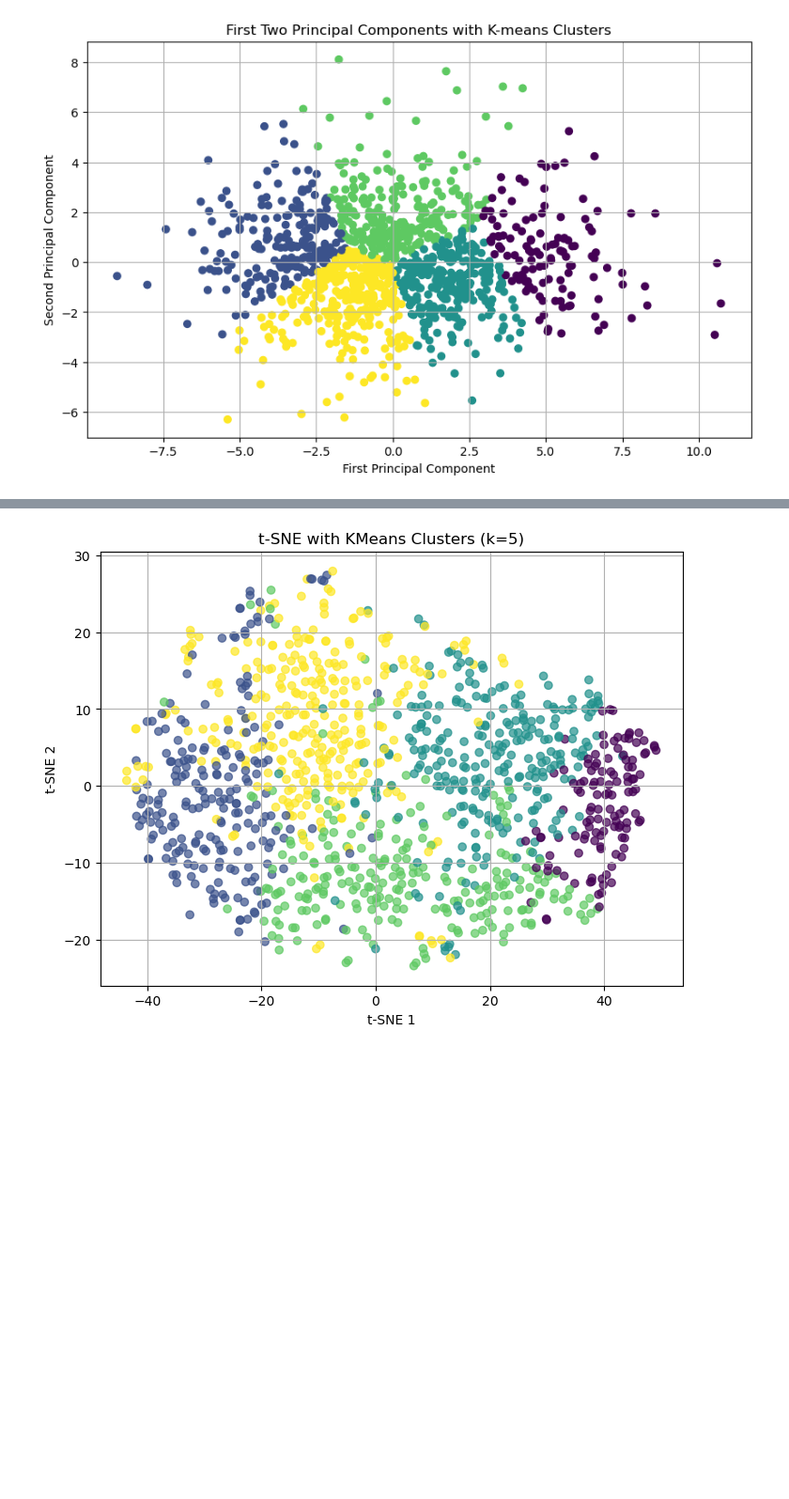
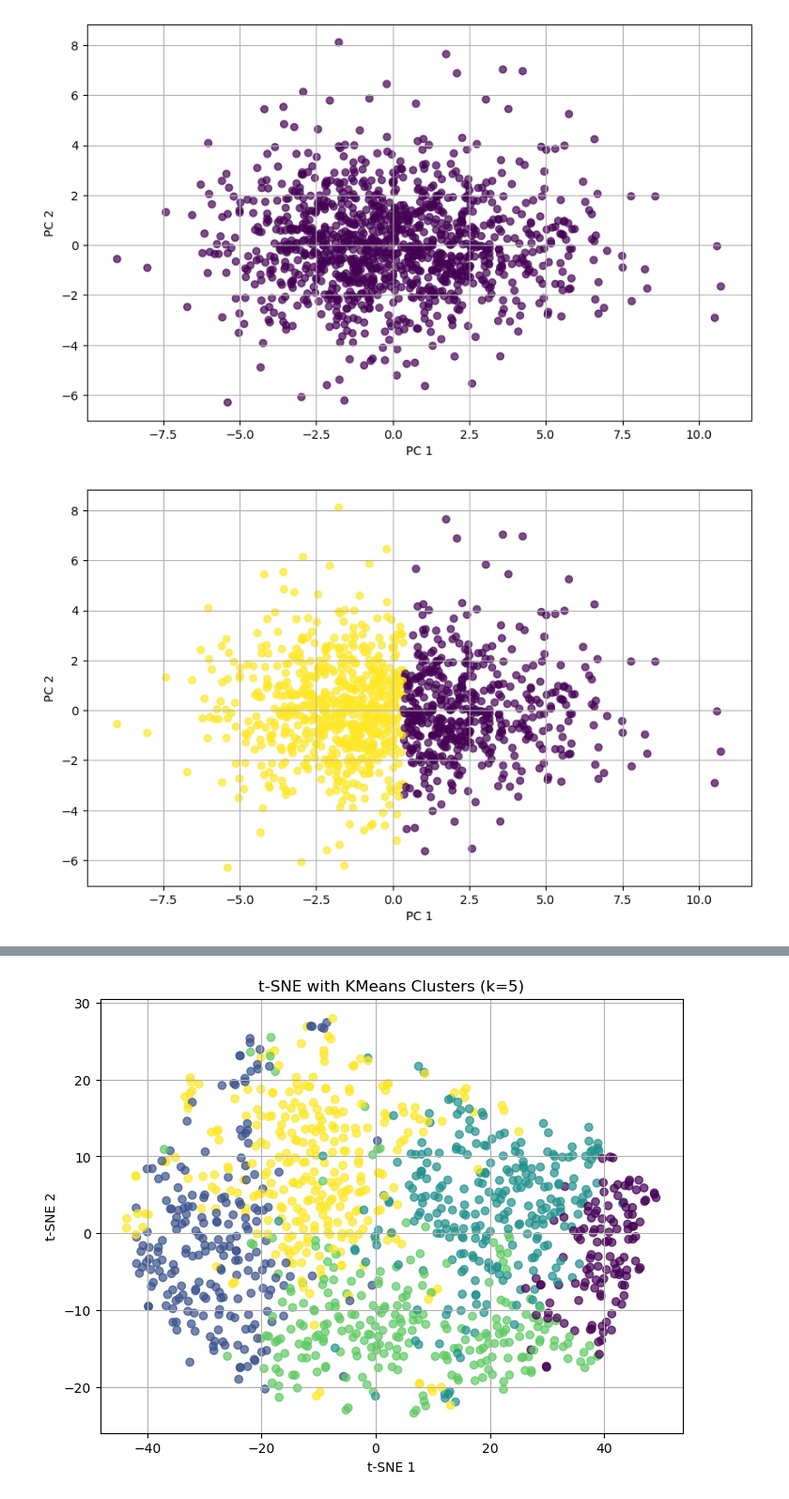
Before and after one commit to liankwang/tennis-h2h-prediction, a Jupyter notebook: src/pca.ipynb, the cells around one changed output, grey strips where cells are left out. Shown at 94% size. Cells and saved outputs as stored; diff of their text form; code cells hidden in the pictures; blank space fills up the shorter version.

```diff
--- a/src/pca.ipynb
+++ b/src/pca.ipynb
@@ -70,18 +70,36 @@ PC2: 0.145 (14.5%)
 PC3: 0.082 (8.2%)
 PC4: 0.059 (5.9%)
 PC5: 0.052 (5.2%)
-# %%
-# Perform K-means clustering on the first 2 PCs
-kmeans = KMeans(n_clusters=5, random_state=42)
-clusters = kmeans.fit_predict(X_pca[:, :2])
-
-# Create scatter plot of first two principal components
-plt.figure(figsize=(10, 6))
-plt.scatter(X_pca[:, 0], X_pca[:, 1], c=clusters, cmap='viridis')
-plt.xlabel('First Principal Component')
-plt.ylabel('Second Principal Component')
-plt.title('First Two Principal Components with K-means Clusters')
-plt.grid(True)
-plt.show()
-# %% [output]
-[figure, removed]
+# %%
+# Define the range of k values
+k_values = range(1, 11)
+inertia = []
+
+# Perform K-means clustering for each k and store inertia
+for k in k_values:
+    kmeans = KMeans(n_clusters=k, random_state=42)
+    kmeans.fit(X_pca[:, :2])
+    inertia.append(kmeans.inertia_)
+
+    # Generate scatterplots
+    clusters = kmeans.predict(X_pca[:, :2])
+    plt.figure(figsize=(10, 6))
+    plt.scatter(X_pca[:, 0], X_pca[:, 1], c=clusters, cmap='viridis', alpha=0.7)
+    plt.xlabel('PC 1')
+    plt.ylabel('PC 2')
+    #plt.title(f'First two PCs with K-means clusters (k={k})')
+    plt.grid(True)
+    plt.savefig(f'../output/exploratory/pca_clusters_k{k}.png', dpi=300)
+
+# Plot the elbow plot
+plt.figure(figsize=(10, 6))
+plt.plot(k_values, inertia, 'bo-', color='tab:blue')
+plt.xlabel('Number of clusters (k)')
+plt.ylabel('Inertia')
+#plt.title('Elbow plot')
+plt.grid(True)
+plt.savefig('../output/exploratory/elbow_plot.png', dpi=300)
+plt.show()
+# %% [output]
+[figure, added]
+[figure, added]
```
Also changed, not shown: parts of 2 cells of this notebook, 6 other files.
